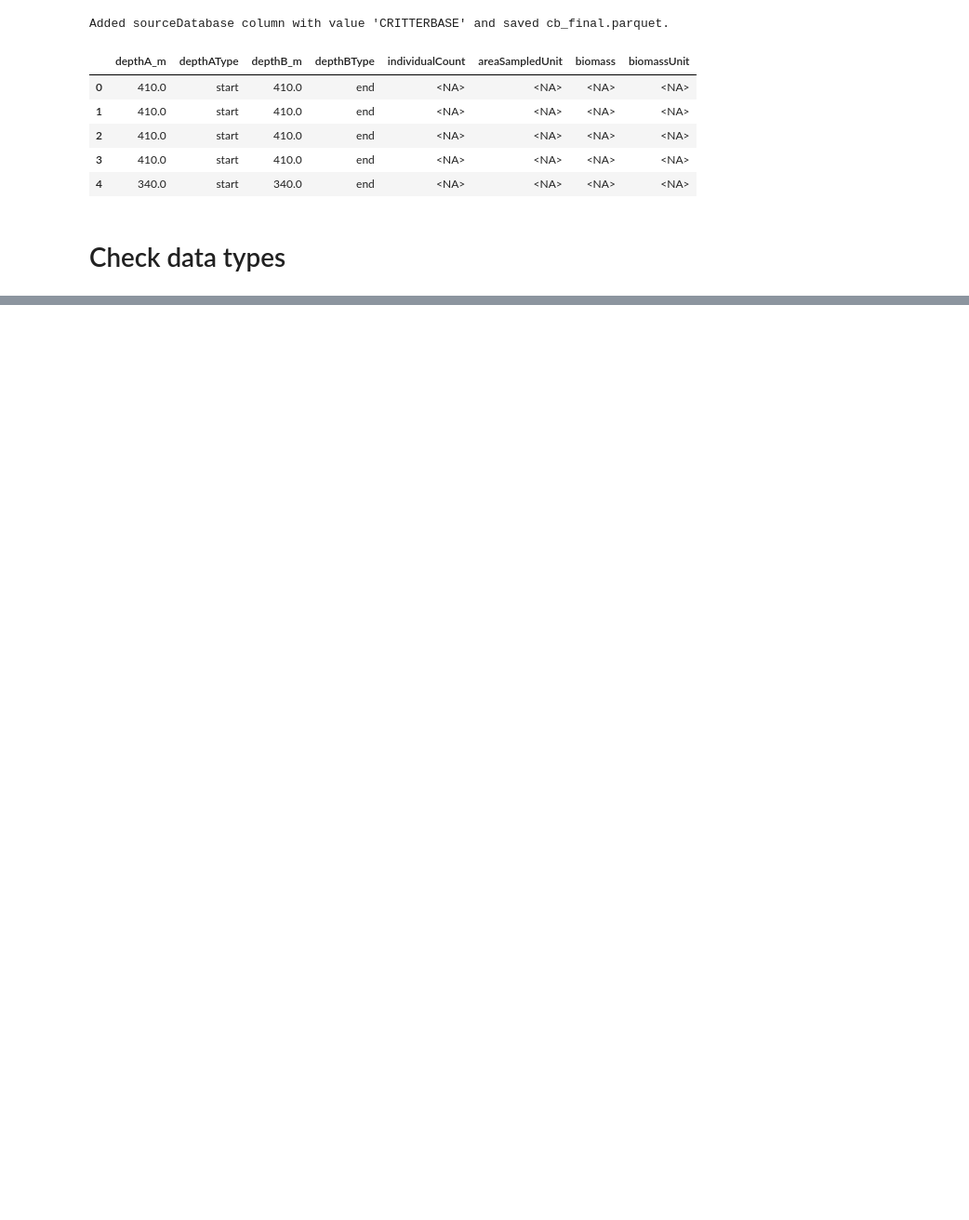
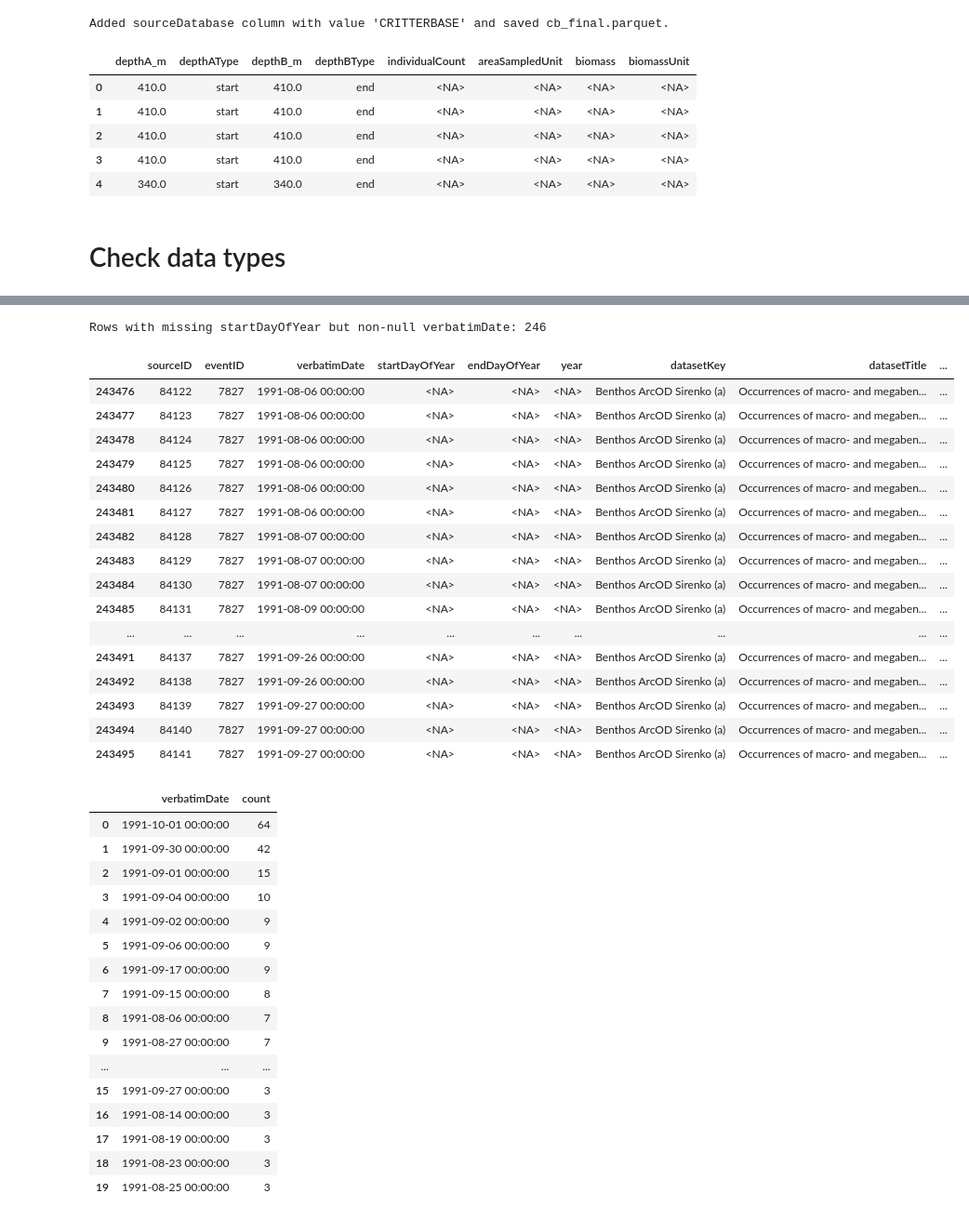
Before and after one commit to hanna-modin/benth-marc, a Jupyter notebook: CB/CB.ipynb, the cells around one changed output, grey strips where cells are left out. Shown at 93% size. Cells and saved outputs as stored; diff of their text form; code cells hidden in the pictures; blank space fills up the shorter version.

```diff
--- a/CB/CB.ipynb
+++ b/CB/CB.ipynb
@@ -621,0 +645,60 @@ column_types.head(20)
+# %%
+# Inspect rows where startDayOfYear is missing but verbatimDate is present
+check_df = cb_final.loc[
+    cb_final["startDayOfYear"].isna() & cb_final["verbatimDate"].notna(),
+    ["sourceID", "eventID", "verbatimDate", "startDayOfYear", "endDayOfYear", "year",
+     "datasetKey", "datasetTitle", "occurrenceRemarks"]
+].copy()
+
+print(f"Rows with missing startDayOfYear but non-null verbatimDate: {len(check_df):,}")
+
+# Show a small sample
+display(check_df.head(20))
+
+# Also inspect the date patterns that failed parsing most often
+failed_dates = (
+    check_df["verbatimDate"]
+    .astype(str)
+    .value_counts()
+    .head(20)
+    .rename_axis("verbatimDate")
+    .reset_index(name="count")
+)
+
+display(failed_dates)
+# %% [output]
+Rows with missing startDayOfYear but non-null verbatimDate: 246
+|  | sourceID | eventID | verbatimDate | startDayOfYear | endDayOfYear | year | datasetKey | datasetTitle | ... |
+| 243476 | 84122 | 7827 | 1991-08-06 00:00:00 | <NA> | <NA> | <NA> | Benthos ArcOD Sirenko (a) | Occurrences of macro- and megaben... | ... |
+| 243477 | 84123 | 7827 | 1991-08-06 00:00:00 | <NA> | <NA> | <NA> | Benthos ArcOD Sirenko (a) | Occurrences of macro- and megaben... | ... |
+| 243478 | 84124 | 7827 | 1991-08-06 00:00:00 | <NA> | <NA> | <NA> | Benthos ArcOD Sirenko (a) | Occurrences of macro- and megaben... | ... |
+| 243479 | 84125 | 7827 | 1991-08-06 00:00:00 | <NA> | <NA> | <NA> | Benthos ArcOD Sirenko (a) | Occurrences of macro- and megaben... | ... |
+| 243480 | 84126 | 7827 | 1991-08-06 00:00:00 | <NA> | <NA> | <NA> | Benthos ArcOD Sirenko (a) | Occurrences of macro- and megaben... | ... |
+| 243481 | 84127 | 7827 | 1991-08-06 00:00:00 | <NA> | <NA> | <NA> | Benthos ArcOD Sirenko (a) | Occurrences of macro- and megaben... | ... |
+| 243482 | 84128 | 7827 | 1991-08-07 00:00:00 | <NA> | <NA> | <NA> | Benthos ArcOD Sirenko (a) | Occurrences of macro- and megaben... | ... |
+| 243483 | 84129 | 7827 | 1991-08-07 00:00:00 | <NA> | <NA> | <NA> | Benthos ArcOD Sirenko (a) | Occurrences of macro- and megaben... | ... |
+| 243484 | 84130 | 7827 | 1991-08-07 00:00:00 | <NA> | <NA> | <NA> | Benthos ArcOD Sirenko (a) | Occurrences of macro- and megaben... | ... |
+| 243485 | 84131 | 7827 | 1991-08-09 00:00:00 | <NA> | <NA> | <NA> | Benthos ArcOD Sirenko (a) | Occurrences of macro- and megaben... | ... |
+| ... | ... | ... | ... | ... | ... | ... | ... | ... | ... |
+| 243491 | 84137 | 7827 | 1991-09-26 00:00:00 | <NA> | <NA> | <NA> | Benthos ArcOD Sirenko (a) | Occurrences of macro- and megaben... | ... |
+| 243492 | 84138 | 7827 | 1991-09-26 00:00:00 | <NA> | <NA> | <NA> | Benthos ArcOD Sirenko (a) | Occurrences of macro- and megaben... | ... |
+| 243493 | 84139 | 7827 | 1991-09-27 00:00:00 | <NA> | <NA> | <NA> | Benthos ArcOD Sirenko (a) | Occurrences of macro- and megaben... | ... |
+| 243494 | 84140 | 7827 | 1991-09-27 00:00:00 | <NA> | <NA> | <NA> | Benthos ArcOD Sirenko (a) | Occurrences of macro- and megaben... | ... |
+| 243495 | 84141 | 7827 | 1991-09-27 00:00:00 | <NA> | <NA> | <NA> | Benthos ArcOD Sirenko (a) | Occurrences of macro- and megaben... | ... |
+|  | verbatimDate | count |
+| 0 | 1991-10-01 00:00:00 | 64 |
+| 1 | 1991-09-30 00:00:00 | 42 |
+| 2 | 1991-09-01 00:00:00 | 15 |
+| 3 | 1991-09-04 00:00:00 | 10 |
+| 4 | 1991-09-02 00:00:00 | 9 |
+| 5 | 1991-09-06 00:00:00 | 9 |
+| 6 | 1991-09-17 00:00:00 | 9 |
+| 7 | 1991-09-15 00:00:00 | 8 |
+| 8 | 1991-08-06 00:00:00 | 7 |
+| 9 | 1991-08-27 00:00:00 | 7 |
+| ... | ... | ... |
+| 15 | 1991-09-27 00:00:00 | 3 |
+| 16 | 1991-08-14 00:00:00 | 3 |
+| 17 | 1991-08-19 00:00:00 | 3 |
+| 18 | 1991-08-23 00:00:00 | 3 |
+| 19 | 1991-08-25 00:00:00 | 3 |
```
Also changed, not shown: parts of 5 cells of this notebook, 4 other files.
